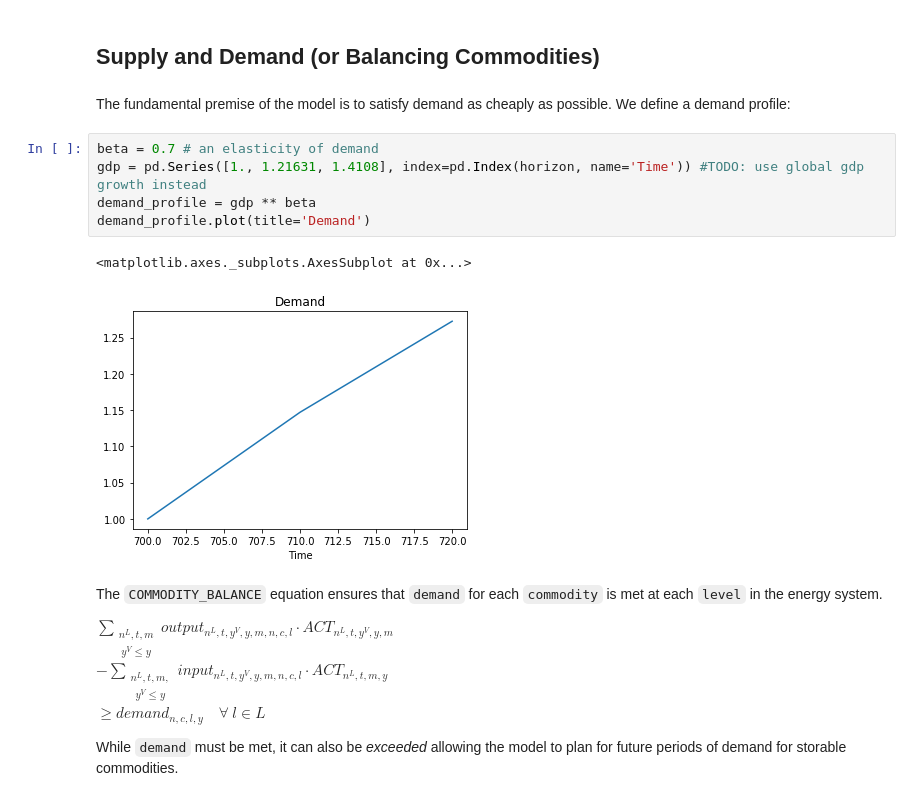
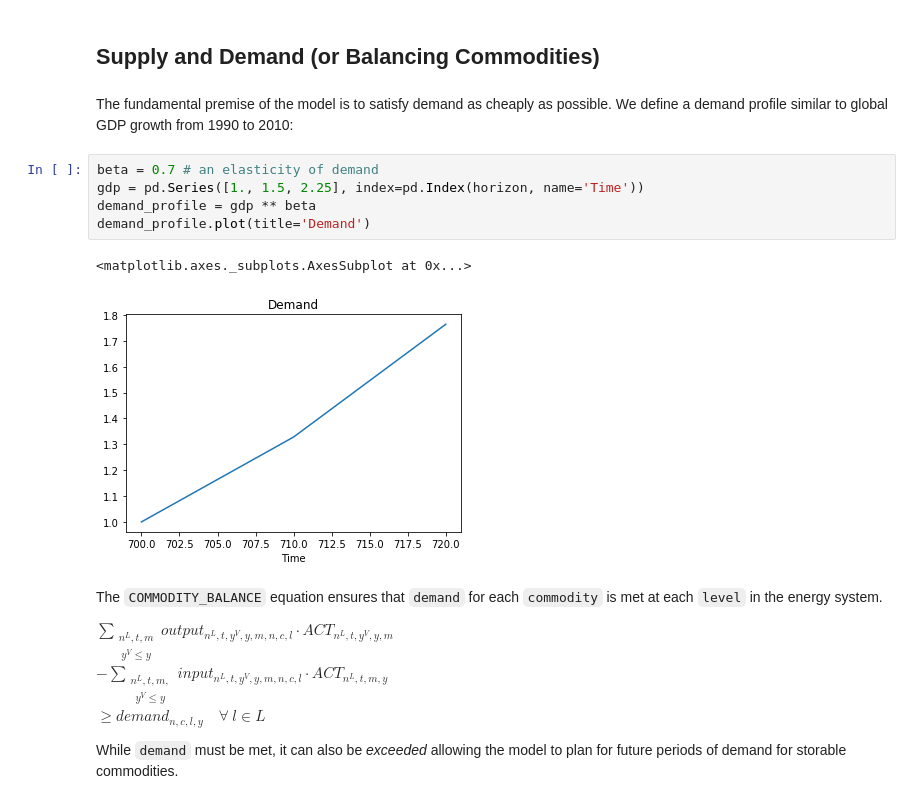
Before and after one commit to adrivinca/message_ix, a Jupyter notebook: tutorial/westeros/westeros.ipynb, the cells around one changed output. Cells and saved outputs as stored; diff of their text form.

```diff
--- a/tutorial/westeros/westeros.ipynb
+++ b/tutorial/westeros/westeros.ipynb
@@ -88,15 +88,15 @@ scenario.add_set("mode", "standard")
 # %% [markdown]
 ## Supply and Demand (or Balancing Commodities)
 # %% [markdown]
-The fundamental premise of the model is to satisfy demand as cheaply as possible. We define a demand profile:
+The fundamental premise of the model is to satisfy demand as cheaply as possible. We define a demand profile similar to global GDP growth from 1990 to 2010:
 # %%
 beta = 0.7 # an elasticity of demand
-gdp = pd.Series([1., 1.21631, 1.4108], index=pd.Index(horizon, name='Time')) #TODO: use global gdp growth instead
+gdp = pd.Series([1., 1.5, 2.25], index=pd.Index(horizon, name='Time'))
 demand_profile = gdp ** beta
 demand_profile.plot(title='Demand')
 # %% [output]
 <matplotlib.axes._subplots.AxesSubplot at 0x...>
-[figure, old version]
+[figure, new version]
 # %% [markdown]
 The `COMMODITY_BALANCE` equation ensures that `demand` for each `commodity` is met at each `level` in the energy system.
 
```
Also changed, not shown: parts of 8 cells of this notebook.
